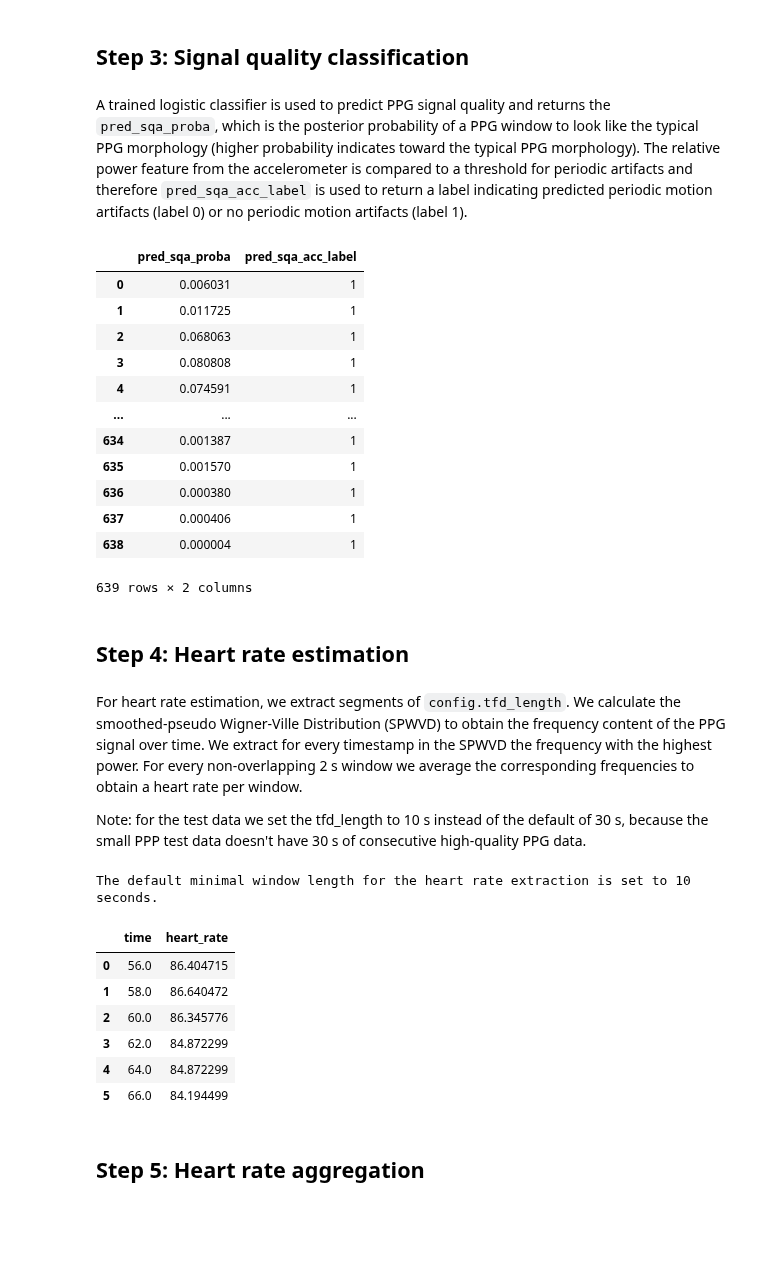
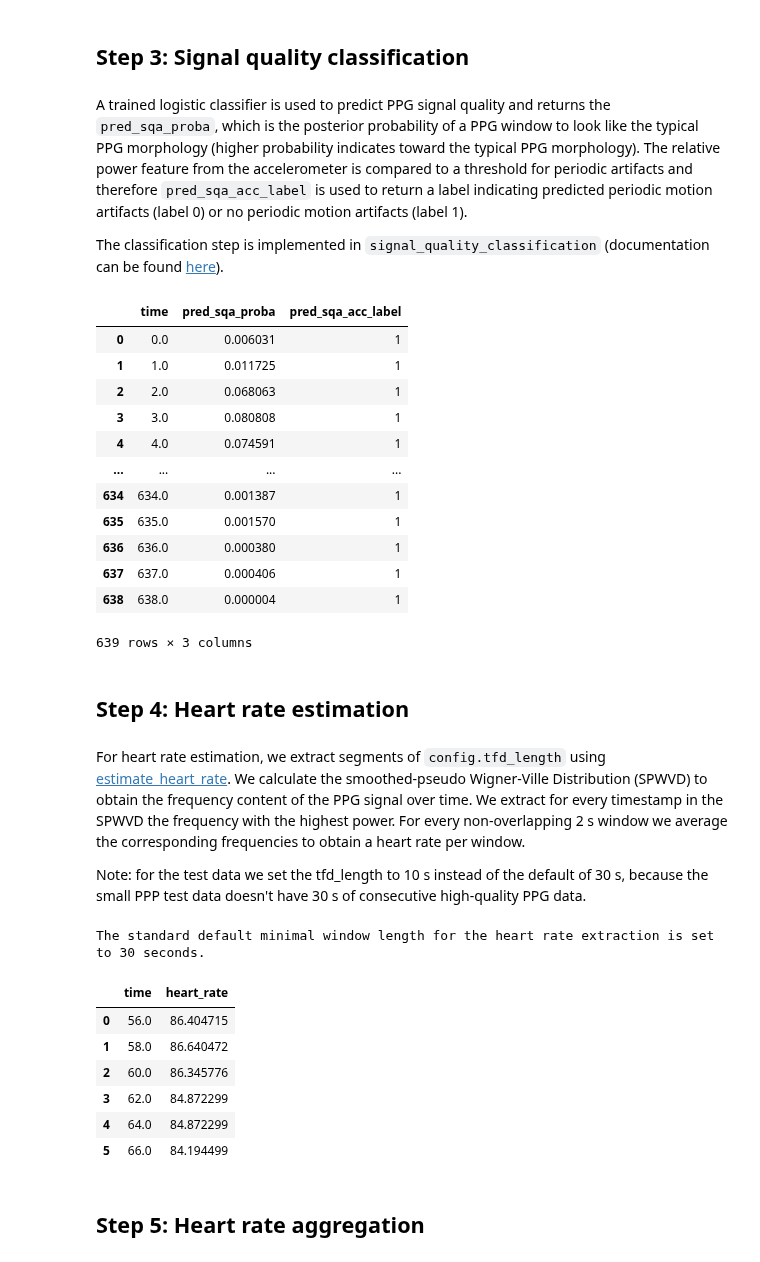
Before and after one commit to biomarkersParkinson/paradigma, a Jupyter notebook: docs/tutorials/heart_rate_analysis.ipynb, the cells around one changed output. Cells and saved outputs as stored; diff of their text form; code cells hidden in the pictures; blank space fills up the shorter version.

```diff
--- a/docs/tutorials/heart_rate_analysis.ipynb
+++ b/docs/tutorials/heart_rate_analysis.ipynb
@@ -16,8 +22,14 @@ path_to_prepared_data = path_to_data / '1.prepared_data'
 ppg_prefix = 'PPG'
 imu_prefix = 'IMU'
 
-df_ppg, _, _ = load_tsdf_dataframe(path_to_prepared_data / ppg_prefix, prefix = ppg_prefix)
-df_imu, _, _ = load_tsdf_dataframe(path_to_prepared_data / imu_prefix, prefix = imu_prefix)
+df_ppg, metadata_time_ppg, _ = load_tsdf_dataframe(
+    path_to_data=path_to_prepared_data / ppg_prefix,
+    prefix=ppg_prefix
+)
+df_imu, metadata_time_imu, _ = load_tsdf_dataframe(
+    path_to_data=path_to_prepared_data / imu_prefix,
+    prefix=imu_prefix
+)
 
 display(df_ppg, df_imu)
 # %% [output]
@@ -60,7 +72,14 @@ from paradigma.preprocessing import preprocess_ppg_data
 ppg_config = PPGConfig()
 imu_config = IMUConfig()
 
-df_ppg_proc, df_acc_proc = preprocess_ppg_data(df_ppg, df_imu, ppg_config, imu_config)
+df_ppg_proc, df_acc_proc = preprocess_ppg_data(
+    df_ppg=df_ppg,
+    df_imu=df_imu,
+    ppg_config=ppg_config,
+    imu_config=imu_config,
+    start_time_ppg=metadata_time_ppg.start_iso8601,
+    start_time_imu=metadata_time_imu.start_iso8601
+)
 
 display(df_ppg_proc, df_acc_proc)
 # %% [output]
@@ -110,7 +131,12 @@ acc_config = HeartRateConfig('imu')
 print("The default window length for the signal quality feature extraction is set to", ppg_config.window_length_s, "seconds.")
 print("The default step size for the signal quality feature extraction is set to", ppg_config.window_step_length_s, "seconds.")
 
-df_features = extract_signal_quality_features(ppg_config, df_ppg_proc, acc_config, df_acc_proc)
+df_features = extract_signal_quality_features(
+    df_ppg=df_ppg_proc,
+    df_acc=df_acc_proc,
+    ppg_config=ppg_config,
+    acc_config=acc_config,
+)
 
 df_features
 # %% [output]
@@ -133,49 +159,60 @@ The default step size for the signal quality feature extraction is set to 1 seco
 ## Step 3: Signal quality classification
 # %% [markdown]
 A trained logistic classifier is used to predict PPG signal quality and returns the `pred_sqa_proba`, which is the posterior probability of a PPG window to look like the typical PPG morphology (higher probability indicates toward the typical PPG morphology). The relative power feature from the accelerometer is compared to a threshold for periodic artifacts and therefore `pred_sqa_acc_label` is used to return a label indicating predicted periodic motion artifacts (label 0) or no periodic motion artifacts (label 1).
+
+The classification step is implemented in `signal_quality_classification` (documentation can be found [here](https://github.com/biomarkersParkinson/paradigma/blob/main/src/paradigma/pipelines/heart_rate_pipeline.py#:~:text=signal_quality_classification)).
 # %%
 from paradigma.pipelines.heart_rate_pipeline import signal_quality_classification
 
 path_to_assets = Path('../../src/paradigma/assets')
 ppg_quality_classifier_package_filename = 'ppg_quality_clf_package.pkl'
 path_to_classifier_package = path_to_assets / ppg_quality_classifier_package_filename
 
 config = HeartRateConfig()
 
-df_sqa = signal_quality_classification(df_features, config, path_to_classifier_package)
+df_sqa = signal_quality_classification(
+    df=df_features,
+    config=config,
+    full_path_to_classifier_package=path_to_classifier_package
+)
 
 df_sqa
 # %% [output]
-|  | pred_sqa_proba | pred_sqa_acc_label |
-| 0 | 0.006031 | 1 |
-| 1 | 0.011725 | 1 |
-| 2 | 0.068063 | 1 |
-| 3 | 0.080808 | 1 |
-| 4 | 0.074591 | 1 |
-| ... | ... | ... |
-| 634 | 0.001387 | 1 |
-| 635 | 0.001570 | 1 |
-| 636 | 0.000380 | 1 |
-| 637 | 0.000406 | 1 |
-| 638 | 0.000004 | 1 |
+|  | time | pred_sqa_proba | pred_sqa_acc_label |
+| 0 | 0.0 | 0.006031 | 1 |
+| 1 | 1.0 | 0.011725 | 1 |
+| 2 | 2.0 | 0.068063 | 1 |
+| 3 | 3.0 | 0.080808 | 1 |
+| 4 | 4.0 | 0.074591 | 1 |
+| ... | ... | ... | ... |
+| 634 | 634.0 | 0.001387 | 1 |
+| 635 | 635.0 | 0.001570 | 1 |
+| 636 | 636.0 | 0.000380 | 1 |
+| 637 | 637.0 | 0.000406 | 1 |
+| 638 | 638.0 | 0.000004 | 1 |
-639 rows × 2 columns
+639 rows × 3 columns
 # %% [markdown]
 ## Step 4: Heart rate estimation
 # %% [markdown]
-For heart rate estimation, we extract segments of `config.tfd_length`. We calculate the smoothed-pseudo Wigner-Ville Distribution (SPWVD) to obtain the frequency content of the PPG signal over time. We extract for every timestamp in the SPWVD the frequency with the highest power. For every non-overlapping 2 s window we average the corresponding frequencies to obtain a heart rate per window.
+For heart rate estimation, we extract segments of `config.tfd_length` using [estimate_heart_rate](https://github.com/biomarkersParkinson/paradigma/blob/main/src/paradigma/pipelines/heart_rate_pipeline.py#:~:text=estimate_heart_rate). We calculate the smoothed-pseudo Wigner-Ville Distribution (SPWVD) to obtain the frequency content of the PPG signal over time. We extract for every timestamp in the SPWVD the frequency with the highest power. For every non-overlapping 2 s window we average the corresponding frequencies to obtain a heart rate per window.
 
 Note: for the test data we set the tfd_length to 10 s instead of the default of 30 s, because the small PPP test data doesn't have 30 s of consecutive high-quality PPG data.
 # %%
 from paradigma.pipelines.heart_rate_pipeline import estimate_heart_rate
 
-config.set_tfd_length(10)       # set the minimal window length for the heart rate extraction to 10 seconds instead of default of 30 seconds.
-print("The default minimal window length for the heart rate extraction is set to", config.tfd_length, "seconds.")
+print("The standard default minimal window length for the heart rate extraction is set to", config.tfd_length, "seconds.")
+# set the minimal window length for the heart rate extraction to 10 seconds instead of default of 30 seconds.
+config.set_tfd_length(10)
 
-df_hr = estimate_heart_rate(df_sqa, df_ppg_proc, config)
+df_hr = estimate_heart_rate(
+    df_sqa=df_sqa,
+    df_ppg_preprocessed=df_ppg_proc,
+    config=config
+)
 
 df_hr
 # %% [output]
-The default minimal window length for the heart rate extraction is set to 10 seconds.
+The standard default minimal window length for the heart rate extraction is set to 30 seconds.
 |  | time | heart_rate |
 | 0 | 56.0 | 86.404715 |
 | 1 | 58.0 | 86.640472 |
```
Also changed, not shown: parts of 5 cells of this notebook, 5 other files.
